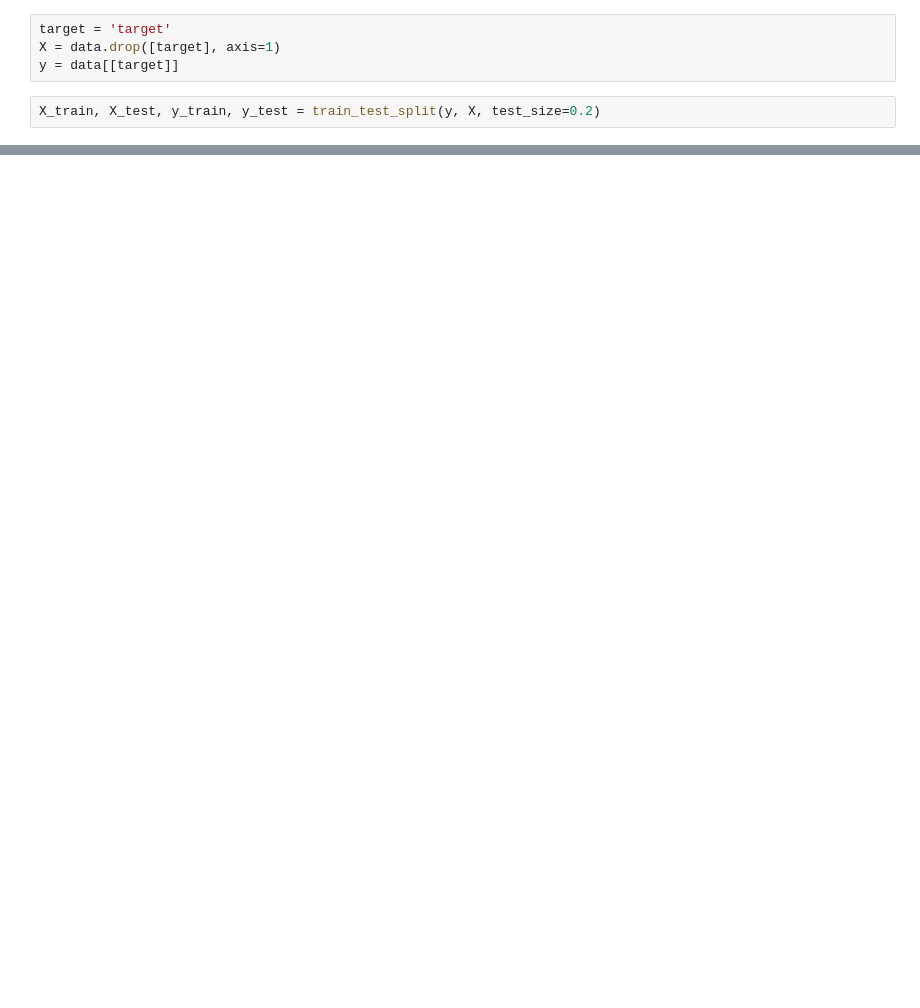
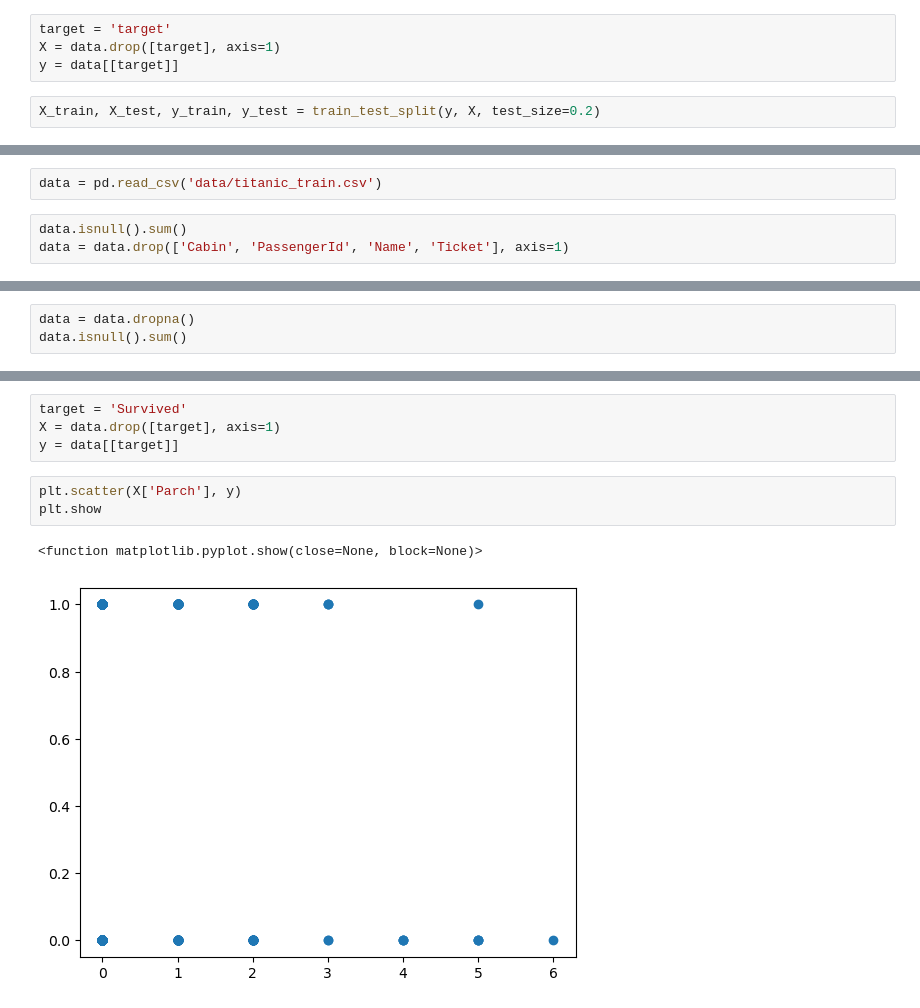
Before and after one commit to sammoe60/overfitting-underdogs, a Jupyter notebook: random_forest.ipynb, the cells around one changed output, grey strips where cells are left out. Saved outputs shown, nothing was run; the diff lists cells and outputs as text; blank space fills up the shorter version.

Commit message:
Added Titanic random forest algorithm and Titanic datasets

```diff
--- a/random_forest.ipynb
+++ b/random_forest.ipynb
@@ -64,0 +125,5 @@ X_train, X_test, y_train, y_test = train_test_split(y, X, test_size=0.2)
+# %%
+data = pd.read_csv('data/titanic_train.csv')
+# %%
+data.isnull().sum()
+data = data.drop(['Cabin', 'PassengerId', 'Name', 'Ticket'], axis=1)
@@ -64,0 +141,3 @@ X_train, X_test, y_train, y_test = train_test_split(y, X, test_size=0.2)
+# %%
+data = data.dropna()
+data.isnull().sum()
@@ -64,0 +163,10 @@ X_train, X_test, y_train, y_test = train_test_split(y, X, test_size=0.2)
+# %%
+target = 'Survived'
+X = data.drop([target], axis=1)
+y = data[[target]]
+# %%
+plt.scatter(X['Parch'], y)
+plt.show
+# %% [output]
+<function matplotlib.pyplot.show(close=None, block=None)>
+[figure, added]
```
Also changed, not shown: parts of 19 cells of this notebook, 2 other files.
